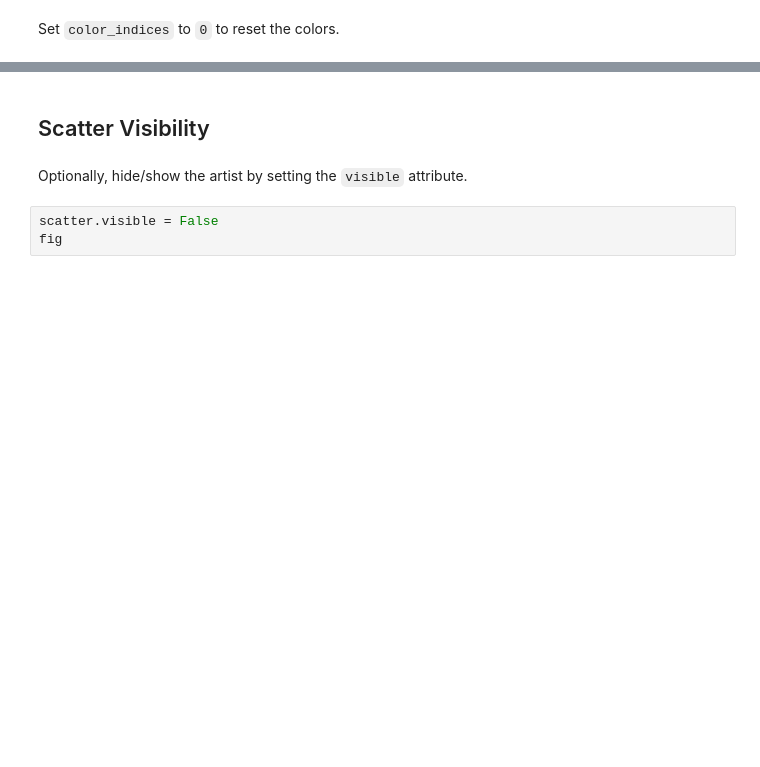
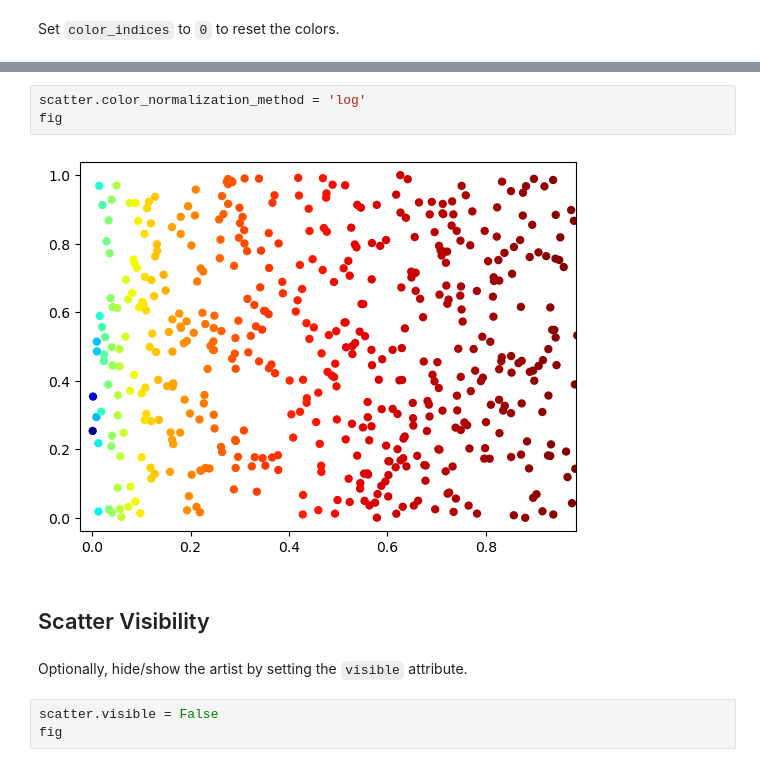
Before and after one commit to BiAPoL/biaplotter, a Jupyter notebook: docs/examples/scatter_artist_example.ipynb, the cells around one changed output, grey strips where cells are left out. Saved outputs shown, nothing was run; the diff lists cells and outputs as text; blank space fills up the shorter version.

```diff
--- a/docs/examples/scatter_artist_example.ipynb
+++ b/docs/examples/scatter_artist_example.ipynb
@@ -70,3 +90,8 @@ fig
+# %%
+scatter.color_normalization_method = 'log'
+fig
+# %% [output]
+[figure, added]
 # %% [markdown]
 ## Scatter Visibility
 # %% [markdown]
```
Also changed, not shown: parts of 12 cells of this notebook.
